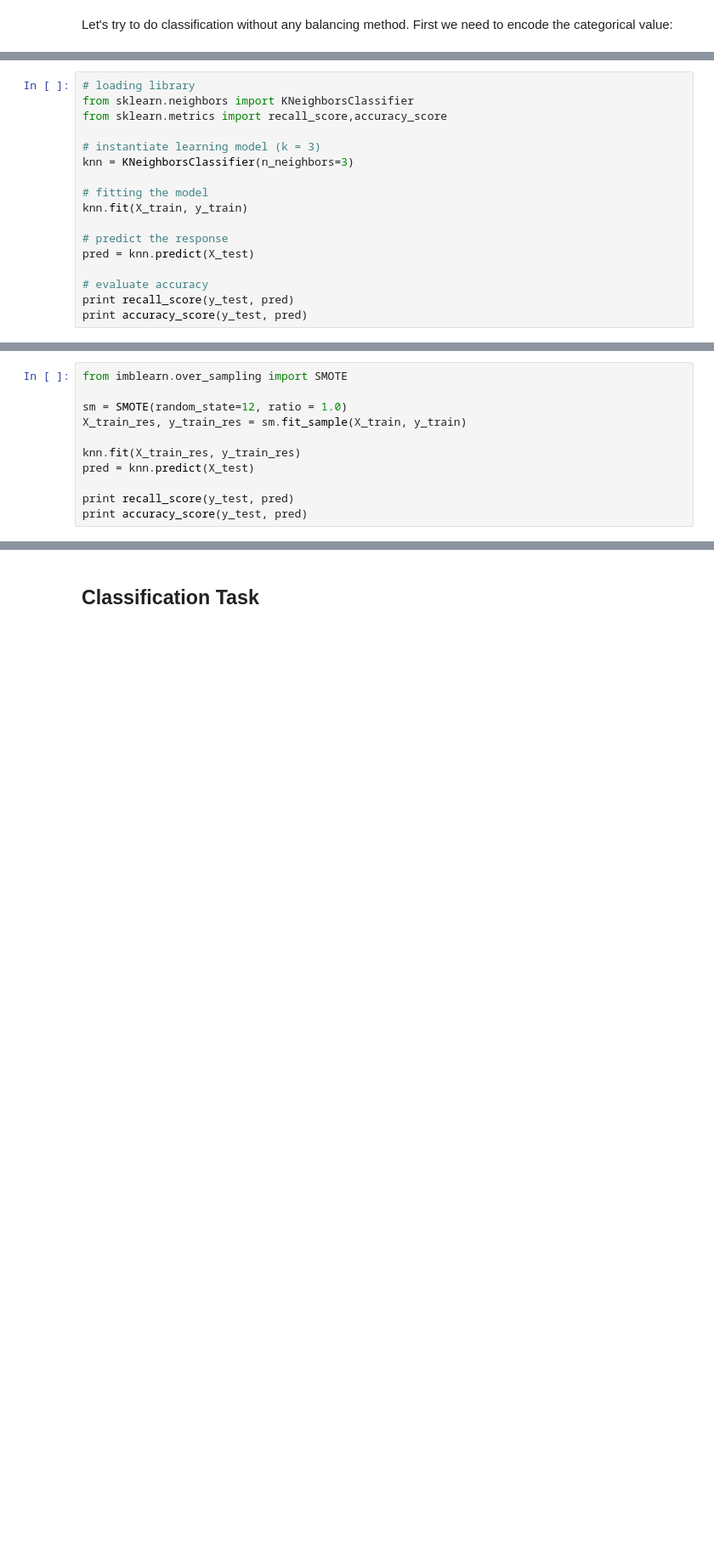
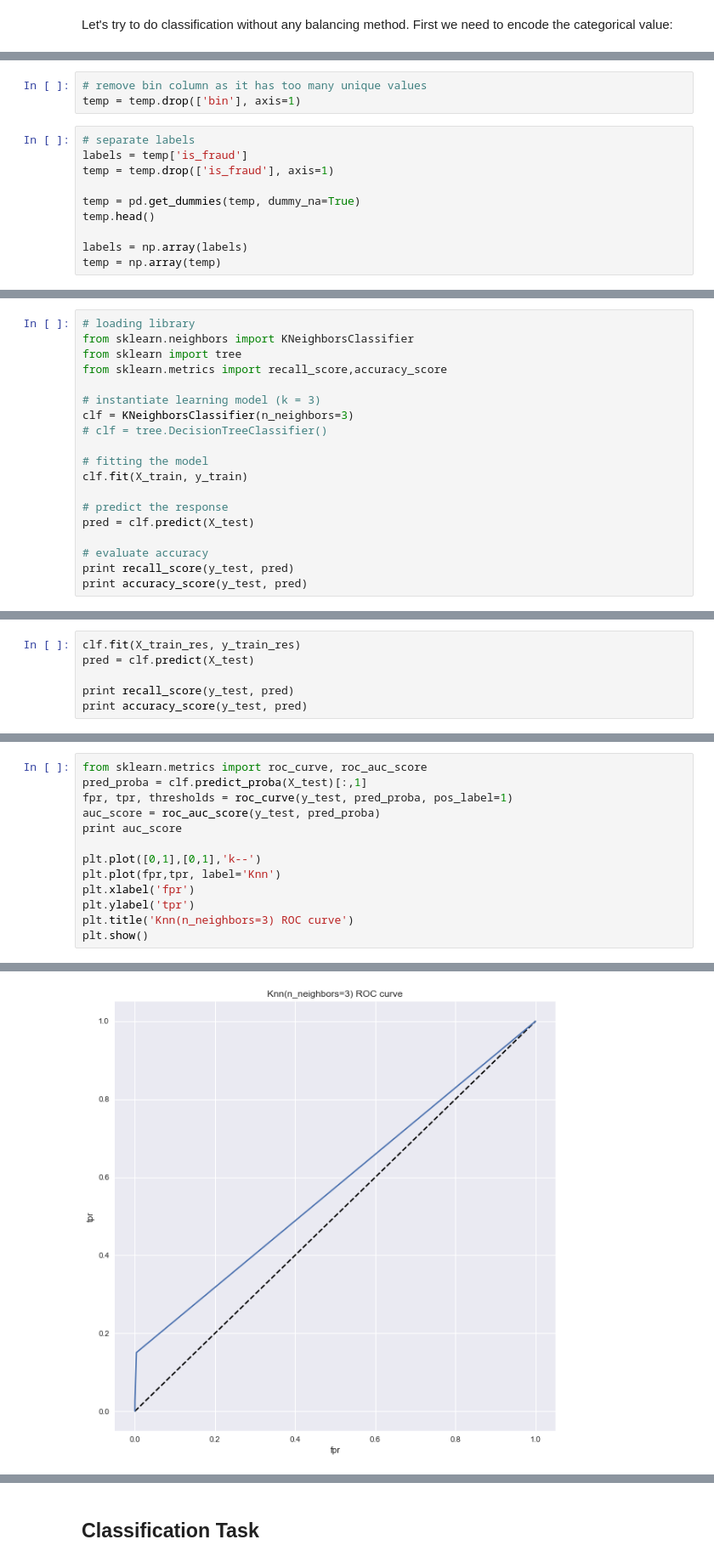
Before and after one commit to enreina/cs4035-lab, a Jupyter notebook: lab1/fraud_detection.ipynb, the cells around one changed output, grey strips where cells are left out. Shown at 85% size. Saved outputs shown, nothing was run; the diff lists cells and outputs as text; blank space fills up the shorter version.

Commit message:
ROC imbalance task (KNN, Random Forest, Logistic Regression)

```diff
--- a/lab1/fraud_detection.ipynb
+++ b/lab1/fraud_detection.ipynb
@@ -344,0 +370,13 @@ X_train, X_test, y_train, y_test = train_test_split(temp, labels, test_size=0.33
+# %%
+# remove bin column as it has too many unique values
+temp = temp.drop(['bin'], axis=1)
+# %%
+# separate labels
+labels = temp['is_fraud']
+temp = temp.drop(['is_fraud'], axis=1)
+
+temp = pd.get_dummies(temp, dummy_na=True)
+temp.head()
+
+labels = np.array(labels)
+temp = np.array(temp)
@@ -345,16 +401,18 @@ X_train, X_test, y_train, y_test = train_test_split(temp, labels, test_size=0.33
 # %%
 # loading library
 from sklearn.neighbors import KNeighborsClassifier
+from sklearn import tree
 from sklearn.metrics import recall_score,accuracy_score
 
 # instantiate learning model (k = 3)
-knn = KNeighborsClassifier(n_neighbors=3)
+clf = KNeighborsClassifier(n_neighbors=3)
+# clf = tree.DecisionTreeClassifier()
 
 # fitting the model
-knn.fit(X_train, y_train)
+clf.fit(X_train, y_train)
 
 # predict the response
-pred = knn.predict(X_test)
+pred = clf.predict(X_test)
 
 # evaluate accuracy
 print recall_score(y_test, pred)
@@ -367,11 +438,6 @@ Ha! Accuracy of **99%** but recall of **1.7%** >:D Let's try it out with SMOTE
 # %%
-from imblearn.over_sampling import SMOTE
-
-sm = SMOTE(random_state=12, ratio = 1.0)
-X_train_res, y_train_res = sm.fit_sample(X_train, y_train)
-
-knn.fit(X_train_res, y_train_res)
-pred = knn.predict(X_test)
+clf.fit(X_train_res, y_train_res)
+pred = clf.predict(X_test)
 
 print recall_score(y_test, pred)
 print accuracy_score(y_test, pred)
@@ -382,0 +446,14 @@ Improvement of recall! It became **26%** from the previous **1.7%**
+# %%
+from sklearn.metrics import roc_curve, roc_auc_score
+pred_proba = clf.predict_proba(X_test)[:,1]
+fpr, tpr, thresholds = roc_curve(y_test, pred_proba, pos_label=1)
+auc_score = roc_auc_score(y_test, pred_proba)
+print auc_score
+
+plt.plot([0,1],[0,1],'k--')
+plt.plot(fpr,tpr, label='Knn')
+plt.xlabel('fpr')
+plt.ylabel('tpr')
+plt.title('Knn(n_neighbors=3) ROC curve')
+plt.show()
+# %% [output]
@@ -382,0 +461 @@ Improvement of recall! It became **26%** from the previous **1.7%**
+[figure, added]
```
Also changed, not shown: parts of 22 cells of this notebook, 1 other file.
